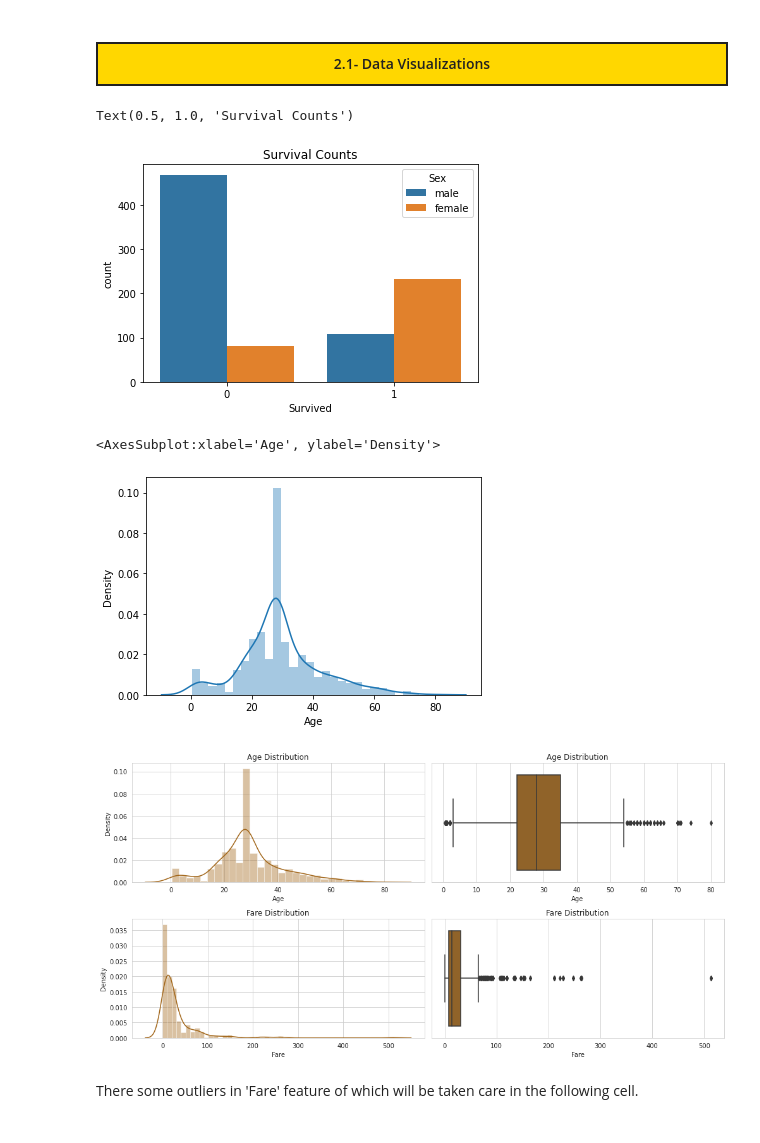
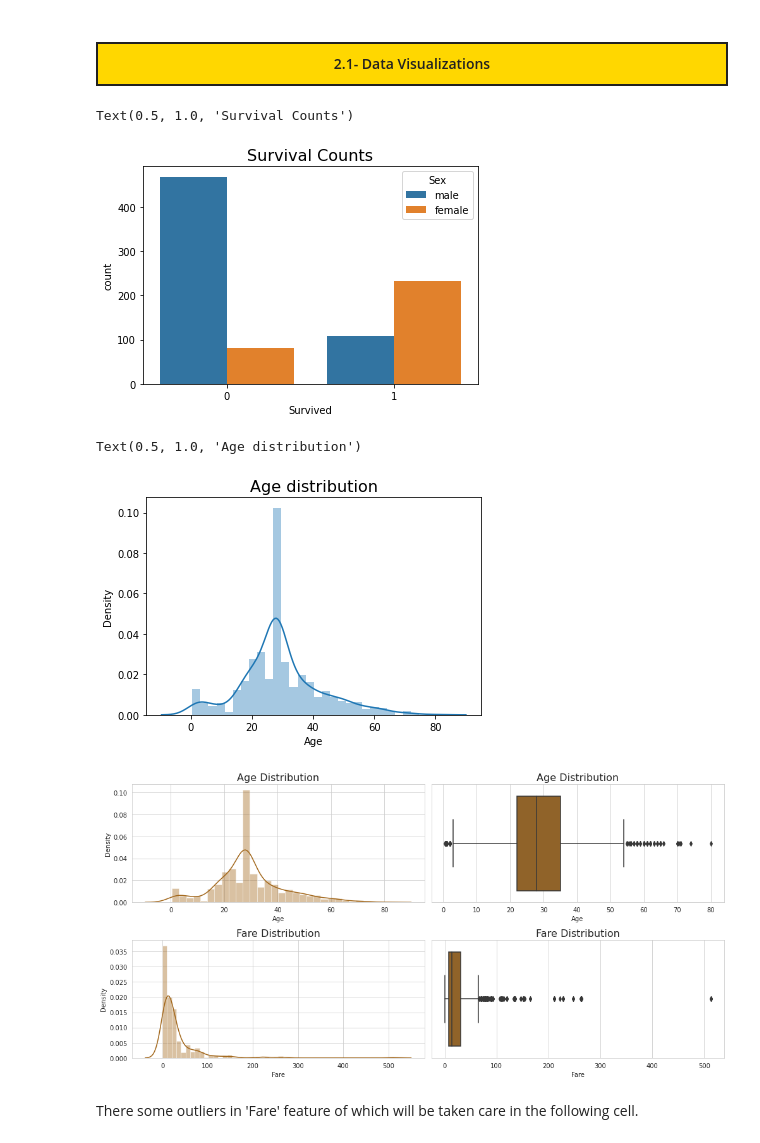
Before and after one commit to hikmatullah-mohammadi/titanic-survival-prediction, a Jupyter notebook: titanic-survival-prediction.ipynb, the cells around one changed output. Cells and saved outputs as stored; diff of their text form; code cells hidden in the pictures.

Commit message:
Kaggle Notebook | Titanic survival prediction (top 22%) | Version 15

```diff
--- a/titanic-survival-prediction.ipynb
+++ b/titanic-survival-prediction.ipynb
@@ -239,16 +239,17 @@ t_df.iloc[:, 1:].describe(include='O').T
 # %%
 # Survial counts
 ax = sns.countplot(data=t_df, x='Survived', hue='Sex')
-ax.set_title('Survival Counts')
+ax.set_title('Survival Counts', fontdict={'fontsize':16})
 # %% [output]
 Text(0.5, 1.0, 'Survival Counts')
-[figure, old version]
+[figure, new version]
 # %%
 # how Ages are distributed
-sns.distplot(t_df['Age'])
+ax = sns.distplot(t_df['Age'])
+ax.set_title('Age distribution', fontdict={'fontsize':16})
 # %% [output]
-<AxesSubplot:xlabel='Age', ylabel='Density'>
+Text(0.5, 1.0, 'Age distribution')
-[figure, old version]
+[figure, new version]
 # %%
 # PLot Age and Fare distributions
 
@@ -258,21 +259,21 @@ sns.set_palette('BrBG')
 
 plt.subplot(2,2,1)
 ax = sns.distplot(t_df['Age'])
-ax.set_title('Age Distribution')
+ax.set_title('Age Distribution', fontdict={'fontsize':16})
 plt.subplot(2,2,2)
 ax = sns.boxplot(t_df['Age'])
-ax.set_title('Age Distribution')
+ax.set_title('Age Distribution', fontdict={'fontsize':16})
 
 plt.subplot(2,2,3)
 ax = sns.distplot(t_df['Fare'])
-ax.set_title('Fare Distribution')
+ax.set_title('Fare Distribution', fontdict={'fontsize':16})
 plt.subplot(2,2,4)
 ax = sns.boxplot(t_df['Fare'])
-ax.set_title('Fare Distribution')
+ax.set_title('Fare Distribution', fontdict={'fontsize':16})
 plt.tight_layout()
 plt.show()
 # %% [output]
-[figure, old version]
+[figure, new version]
 # %% [markdown]
 There some outliers in 'Fare' feature of which will be taken care in the following cell.
 # %%
```
Also changed, not shown: parts of 10 cells of this notebook.
